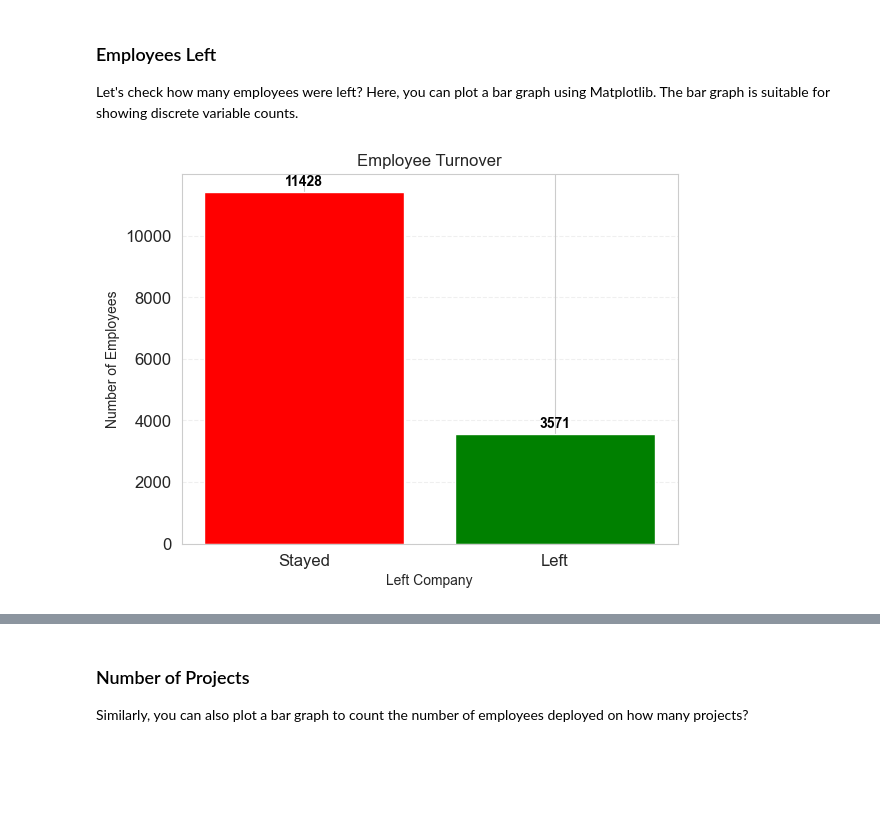
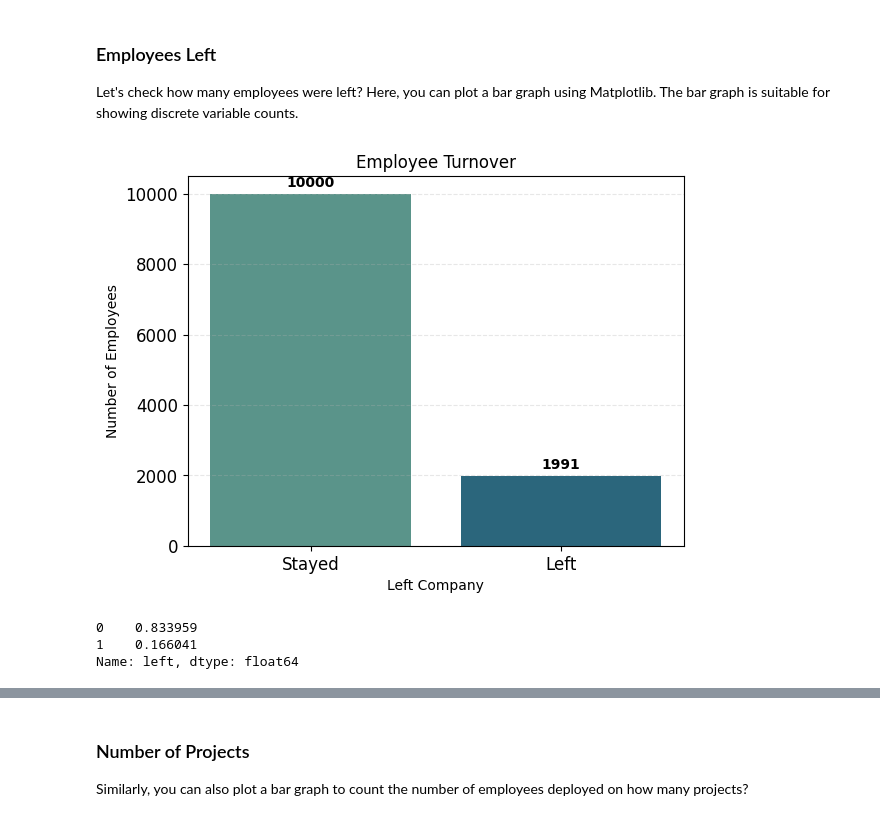
Before and after one commit to osmanoeztuerk/Chorn-Prediction-ML, a Jupyter notebook: Churn_Prediction_Student_Notebook_V2.ipynb, the cells around one changed output, grey strips where cells are left out. Saved outputs shown, nothing was run; the diff lists cells and outputs as text; code cells hidden in the pictures; blank space fills up the shorter version.

```diff
--- a/Churn_Prediction_Student_Notebook_V2.ipynb
+++ b/Churn_Prediction_Student_Notebook_V2.ipynb
@@ -140,3 +165,6 @@ memory usage: 1.1+ MB
+# %%
+df.drop_duplicates(inplace=True)
+df.reset_index(inplace=True, drop=True)
 # %%
 left = df.groupby('left')
 left.mean()
@@ -177,18 +247,24 @@ Let's check how many employees were left?
 Here, you can plot a bar graph using Matplotlib. The bar graph is suitable for showing discrete variable counts.
 # %%
 left_count = df.groupby('left').count()
-plt.bar(left_count.index.values, left_count['satisfaction_level'], color=['red', 'green'])
+plt.bar(left_count.index.values, left_count['satisfaction_level'], color=['#5a948a', '#2b667c'])
 plt.title('Employee Turnover')
 plt.xlabel('Left Company')
 plt.ylabel('Number of Employees')
 plt.xticks([0,1], ['Stayed', 'Left'])
 plt.yticks(range(0, 12000, 2000))
 plt.tick_params(axis='both', labelsize=12)
 plt.grid(axis='y', linestyle='--', alpha=0.3)
 
 for i, v in enumerate(left_count['satisfaction_level']):
     plt.text(i, v+200, str(v), color='black', ha='center', fontweight='bold')
 
 plt.show()
 # %% [output]
-[figure, old version]
+[figure, new version]
+# %%
+df.left.value_counts(normalize=True)
+# %% [output]
+0    0.833959
+1    0.166041
+Name: left, dtype: float64
```
Also changed, not shown: parts of 26 cells of this notebook.
